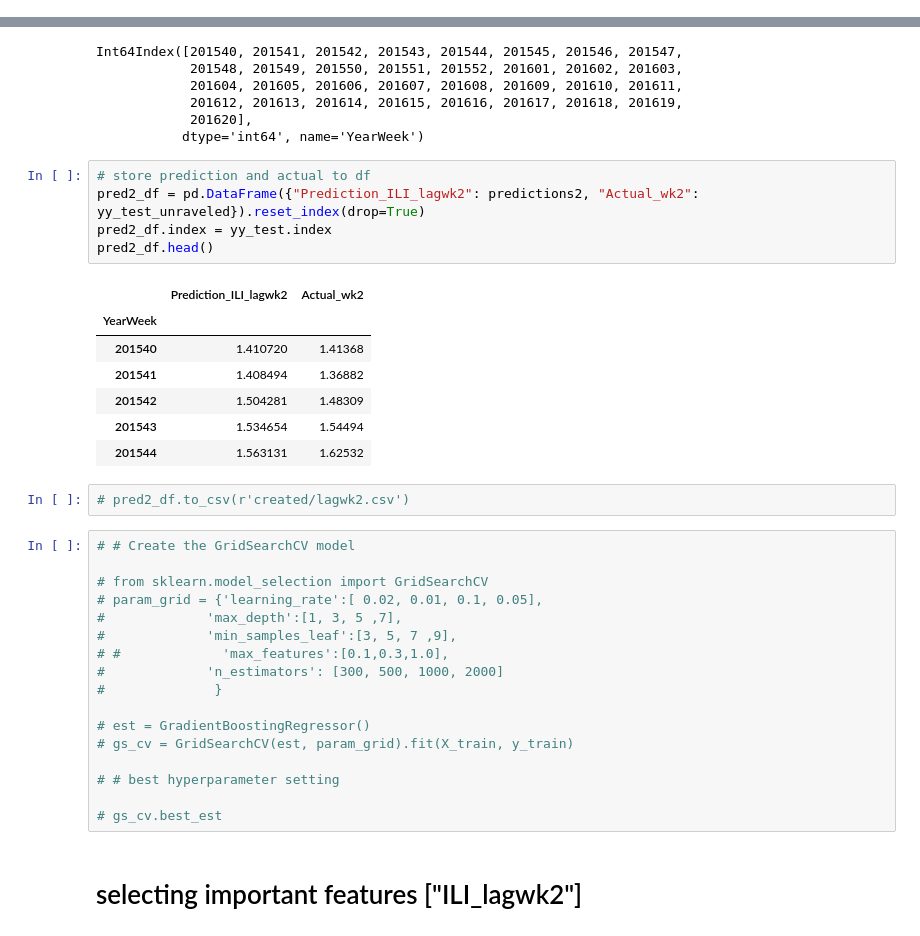
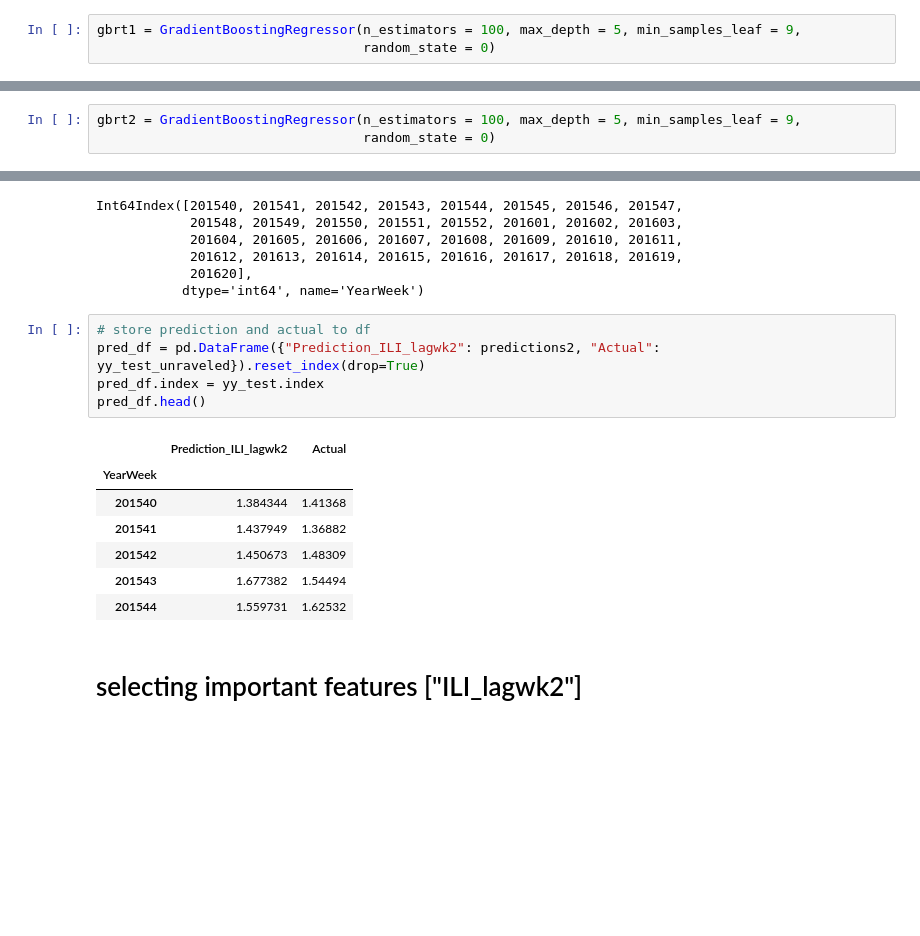
Before and after one commit to Anuujints/FinalUCBX, a Jupyter notebook: flu_indicator/data/ILINet_by_ILIweek_Gradient_Boost_Regressor.ipynb, the cells around one changed output, grey strips where cells are left out. Saved outputs shown, nothing was run; the diff lists cells and outputs as text; blank space fills up the shorter version.

```diff
--- a/flu_indicator/data/ILINet_by_ILIweek_Gradient_Boost_Regressor.ipynb
+++ b/flu_indicator/data/ILINet_by_ILIweek_Gradient_Boost_Regressor.ipynb
@@ -107,3 +105,6 @@ gbrt1 = GradientBoostingRegressor(n_estimators = 300, max_depth = 5) # number of
+# %%
+gbrt1 = GradientBoostingRegressor(n_estimators = 100, max_depth = 5, min_samples_leaf = 9,
+                                  random_state = 0)
 # %%
 gbrt1.fit(X_train, y_train)
 # %% [output]
@@ -251,3 +264,6 @@ gbrt2 = GradientBoostingRegressor(n_estimators = 300, max_depth = 5) # number of
+# %%
+gbrt2 = GradientBoostingRegressor(n_estimators = 100, max_depth = 5, min_samples_leaf = 9,
+                                  random_state = 0)
 # %%
 gbrt2.fit(X_train, yy_train)
 # %% [output]
@@ -290,36 +306,17 @@ Int64Index([201540, 201541, 201542, 201543, 201544, 201545, 201546, 201547,
            dtype='int64', name='YearWeek')
 # %%
 # store prediction and actual to df
-pred2_df = pd.DataFrame({"Prediction_ILI_lagwk2": predictions2, "Actual_wk2": yy_test_unraveled}).reset_index(drop=True)
-pred2_df.index = yy_test.index
-pred2_df.head()
+pred_df = pd.DataFrame({"Prediction_ILI_lagwk2": predictions2, "Actual": yy_test_unraveled}).reset_index(drop=True)
+pred_df.index = yy_test.index
+pred_df.head()
 # %% [output]
-|  | Prediction_ILI_lagwk2 | Actual_wk2 |
+|  | Prediction_ILI_lagwk2 | Actual |
 | YearWeek |  |  |
-| 201540 | 1.410720 | 1.41368 |
-| 201541 | 1.408494 | 1.36882 |
-| 201542 | 1.504281 | 1.48309 |
-| 201543 | 1.534654 | 1.54494 |
-| 201544 | 1.563131 | 1.62532 |
+| 201540 | 1.384344 | 1.41368 |
+| 201541 | 1.437949 | 1.36882 |
+| 201542 | 1.450673 | 1.48309 |
+| 201543 | 1.677382 | 1.54494 |
+| 201544 | 1.559731 | 1.62532 |
-# %%
-# pred2_df.to_csv(r'created/lagwk2.csv')
-# %%
-# # Create the GridSearchCV model
-
-# from sklearn.model_selection import GridSearchCV
-# param_grid = {'learning_rate':[ 0.02, 0.01, 0.1, 0.05],
-#             'max_depth':[1, 3, 5 ,7],
-#             'min_samples_leaf':[3, 5, 7 ,9],
-# #             'max_features':[0.1,0.3,1.0],
-#             'n_estimators': [300, 500, 1000, 2000]
-#              }
-
-# est = GradientBoostingRegressor()
-# gs_cv = GridSearchCV(est, param_grid).fit(X_train, y_train)
-
-# # best hyperparameter setting
-
-# gs_cv.best_est
 # %% [markdown]
 # selecting important features  ["ILI_lagwk2"]
 # %% [markdown]
```
Also changed, not shown: parts of 36 cells of this notebook, 10 other files.
